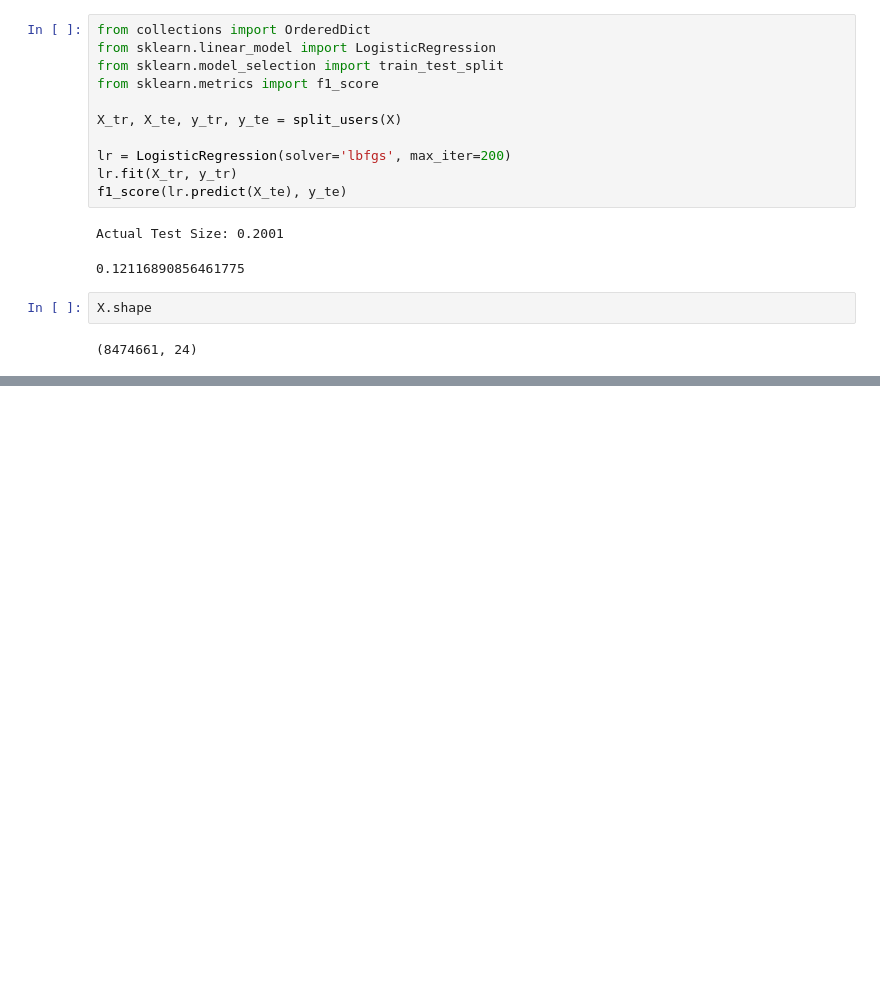
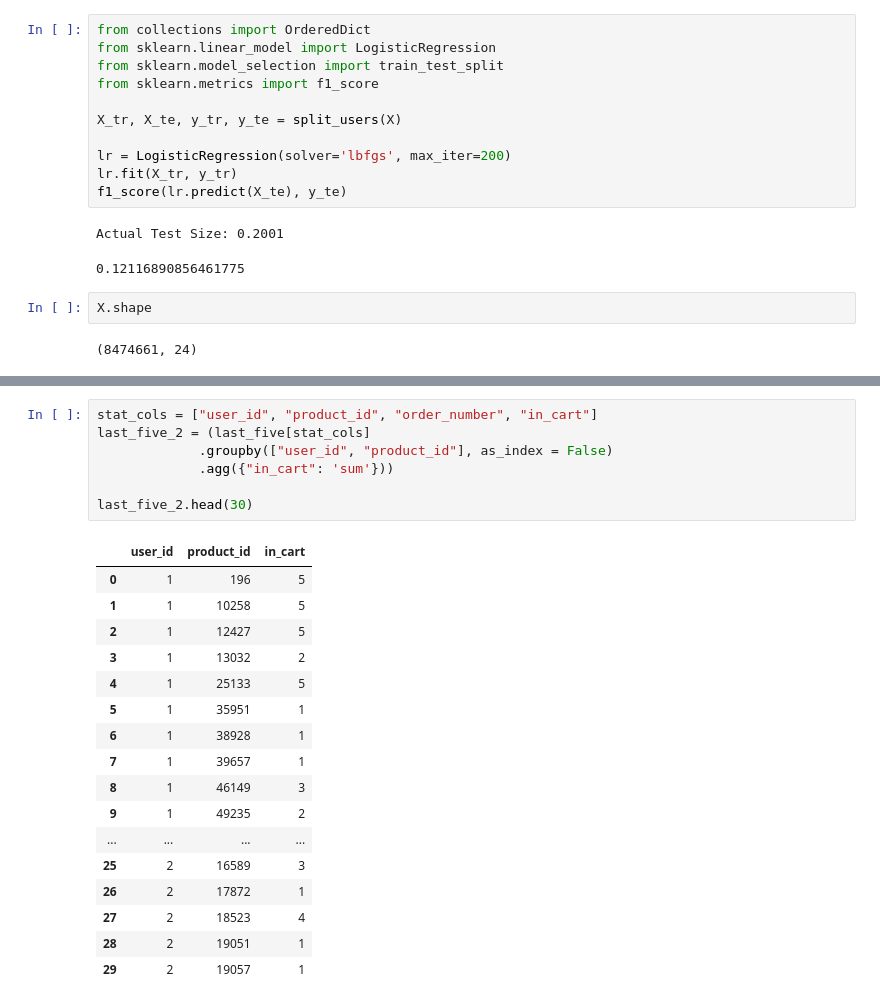
Before and after one commit to edubu2/metis-project3, a Jupyter notebook: code/feature_engineering_3.ipynb, the cells around one changed output, grey strips where cells are left out. Saved outputs shown, nothing was run; the diff lists cells and outputs as text; blank space fills up the shorter version.

Commit message:
Continue work on last 5 prod/user orders in fe3

```diff
--- a/code/feature_engineering_3.ipynb
+++ b/code/feature_engineering_3.ipynb
@@ -217,0 +198,25 @@ For later...make sure the above worked!
+# %%
+stat_cols = ["user_id", "product_id", "order_number", "in_cart"]
+last_five_2 = (last_five[stat_cols]
+             .groupby(["user_id", "product_id"], as_index = False)
+             .agg({"in_cart": 'sum'}))
+
+last_five_2.head(30)
+# %% [output]
+|  | user_id | product_id | in_cart |
+| 0 | 1 | 196 | 5 |
+| 1 | 1 | 10258 | 5 |
+| 2 | 1 | 12427 | 5 |
+| 3 | 1 | 13032 | 2 |
+| 4 | 1 | 25133 | 5 |
+| 5 | 1 | 35951 | 1 |
+| 6 | 1 | 38928 | 1 |
+| 7 | 1 | 39657 | 1 |
+| 8 | 1 | 46149 | 3 |
+| 9 | 1 | 49235 | 2 |
+| ... | ... | ... | ... |
+| 25 | 2 | 16589 | 3 |
+| 26 | 2 | 17872 | 1 |
+| 27 | 2 | 18523 | 4 |
+| 28 | 2 | 19051 | 1 |
+| 29 | 2 | 19057 | 1 |
```
Also changed, not shown: parts of 14 cells of this notebook.
